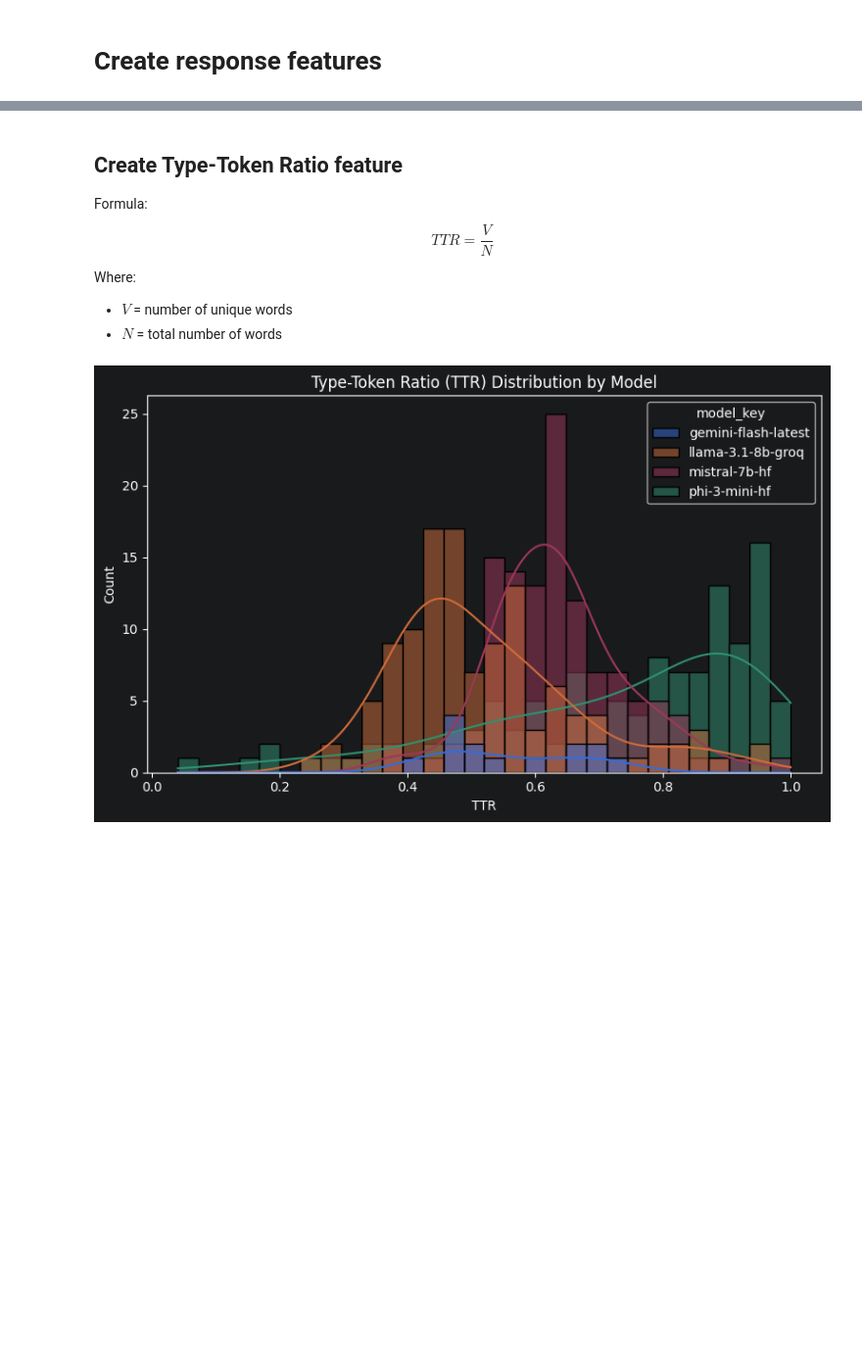
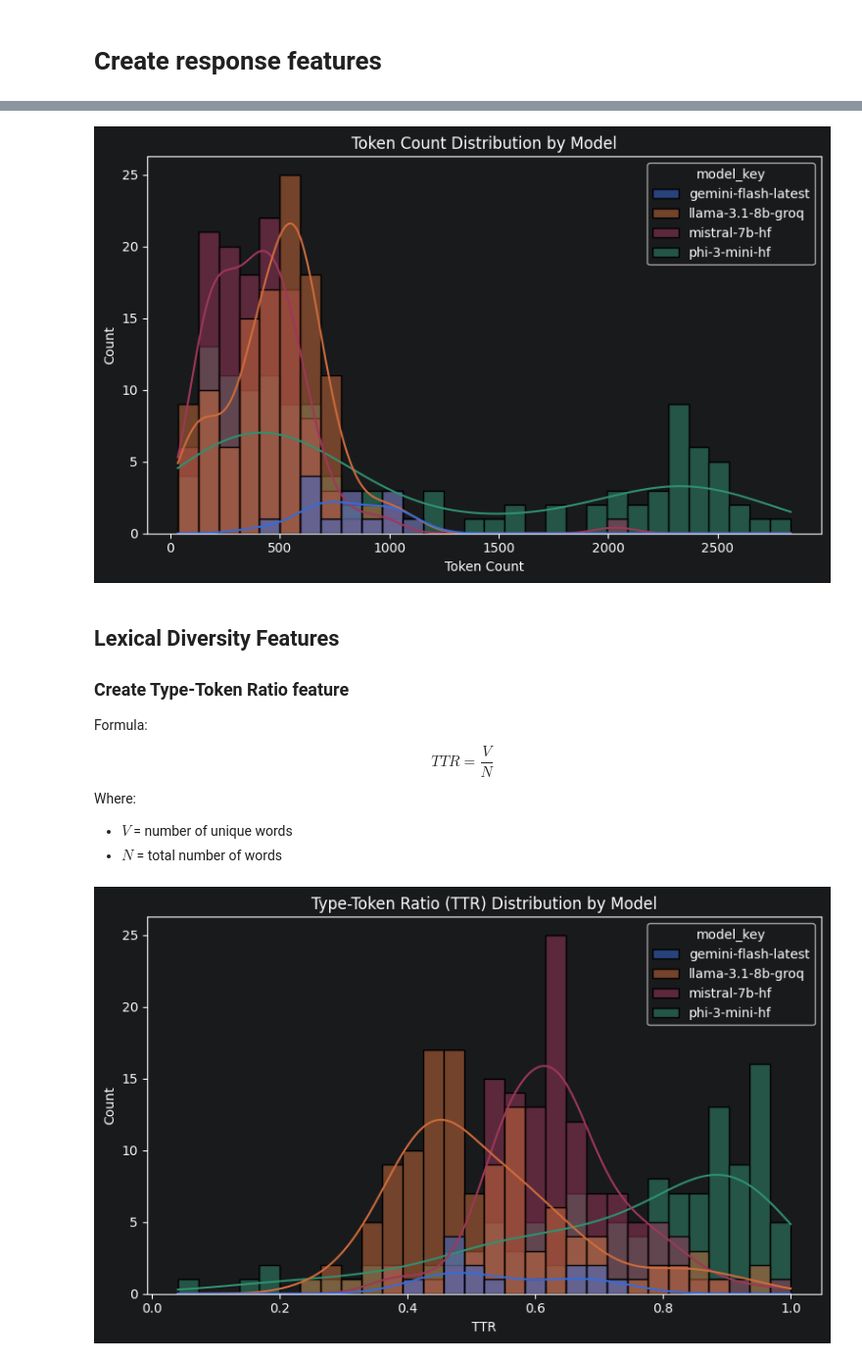
Before and after one commit to nataliachoszczyk/LLM-Behavior-XAI, a Jupyter notebook: notebooks/llm-response-analyzer.ipynb, the cells around one changed output, grey strips where cells are left out. Shown at 98% size. Saved outputs shown, nothing was run; the diff lists cells and outputs as text; code cells hidden in the pictures; blank space fills up the shorter version.

```diff
--- a/notebooks/llm-response-analyzer.ipynb
+++ b/notebooks/llm-response-analyzer.ipynb
@@ -473,5 +483,29 @@ plt.show()
+# %%
+def get_token_count(text: str) -> int:
+    if not text:
+        return 0
+
+    enc = tiktoken.get_encoding("o200k_base")
+    tokens = enc.encode(text)
+
+    return len(tokens)
+# %%
+response_features["token_count"] = responses.apply(get_token_count)
+# %%
+fig, ax = plt.subplots(figsize=(8, 5))
+sns.histplot(
+    data=response_features[response_features["token_count"] > 0],
+    x="token_count", hue="model_key", kde=True, bins=30, alpha=0.5, ax=ax
+)
+ax.set_title("Token Count Distribution by Model")
+ax.set_xlabel("Token Count")
+plt.tight_layout()
+plt.show()
+# %% [output]
+[figure, added]
 # %% [markdown]
-## Create Type-Token Ratio feature
+## Lexical Diversity Features
+### Create Type-Token Ratio feature
 
 Formula:
 $$
```
Also changed, not shown: parts of 54 cells of this notebook.
